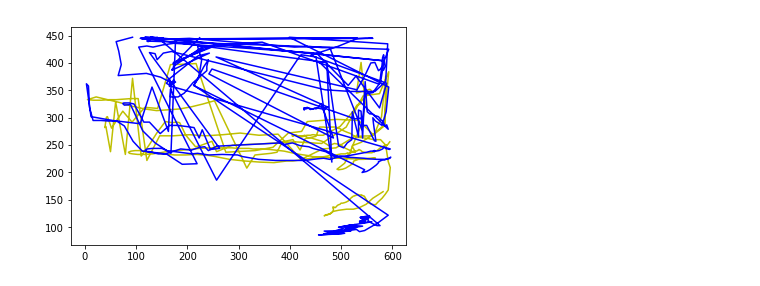
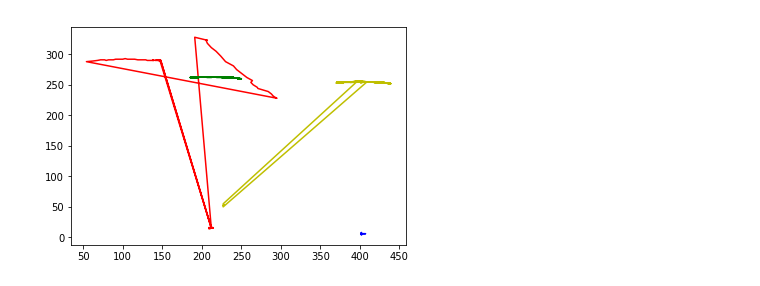
Before and after one commit to snielsen221b/ChaosClocksComputerVision, a Jupyter notebook: Chaos_DoubleP_Experimental.ipynb, the cells around one changed output. Saved outputs shown, nothing was run; the diff lists cells and outputs as text; code cells hidden in the pictures.

Commit message:
more experimentation w/ our data

```diff
--- a/Chaos_DoubleP_Experimental.ipynb
+++ b/Chaos_DoubleP_Experimental.ipynb
@@ -5,13 +6,24 @@ import os
+# %%
+# open data
+path = '/home/charlieowen/Documents/ChaosClocksComputerVision/ProcessedVideo/'
+
+d = {}
+
+for filename in os.listdir(path):
+    with open(os.path.join(path, filename), 'rb') as fh:
+    #d["data{0}".format(filename)] = pickle.load(f)
+        d["data{0}".format(filename)] = pickle.load(fh)
 # %%
-# open data
-fp =  open(os.path.join(os.getcwd(),'test.txt'))
-data = pickle.load(fp)
+f = open(os.path.join(path, 'DSC_0020.txt'))
+data = pickle.load(f)
 
 # pagackes data as ditionary {color: time, x, y}
 organized_data = {'red': {'t': [], 'x': [], 'y': []}, 'green': {'t': [], 'x': [],
 'y': []}, 'blue': {'t': [], 'x': [], 'y': []}, 'yellow': {'t': [], 'x': [], 'y': []}}
 
 # Organize Data
+#data = ["data{0}".format(filename)]
+#for  data in os.listdir(path):
 for i in data:
     color = i[0]
     center = i[1]
@@ -40,6 +52,8 @@ def calculate_angle(data, color1, color2):
 # %%
 plt.plot(organized_data['yellow']['x'], organized_data['yellow']['y'], 'y')
 plt.plot(organized_data['blue']['x'], organized_data['blue']['y'], 'b')
+plt.plot(organized_data['red']['x'], organized_data['red']['y'], 'r')
+plt.plot(organized_data['green']['x'], organized_data['green']['y'], 'g')
 plt.show()
 # %% [output]
-[figure, old version]
+[figure, new version]
```
Also changed, not shown: parts of 2 cells of this notebook, 21 other files.
